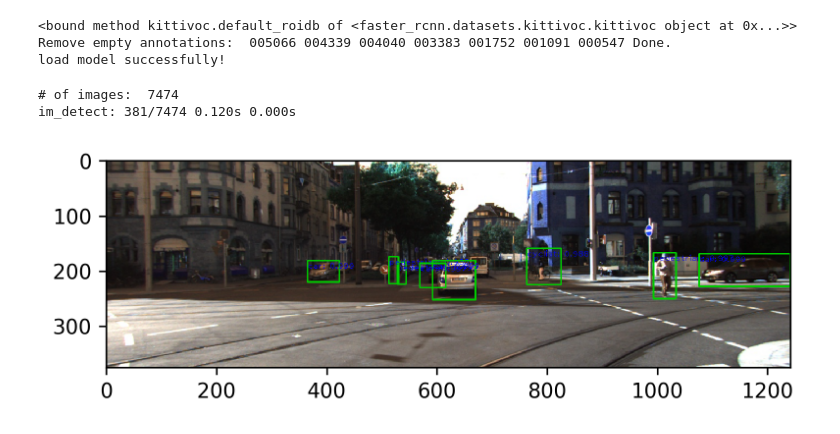
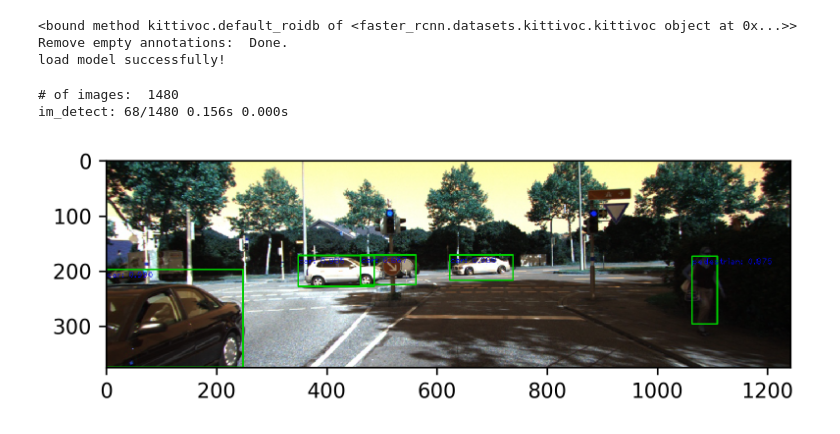
Before and after one commit to princeward/faster_rcnn_pytorch, a Jupyter notebook: test_kitti_notebook.ipynb, the cells around one changed output. Saved outputs shown, nothing was run; the diff lists cells and outputs as text; code cells hidden in the pictures.

Commit message:
split kittivoc into training and validation set by modifying ImageSets/Main/train.txt and val.txt. Now trains on training set and test on validation set

```diff
--- a/test_kitti_notebook.ipynb
+++ b/test_kitti_notebook.ipynb
@@ -23,11 +23,13 @@ mpl.rcParams['figure.dpi']= 300
 # hyper-parameters
 # ------------
 #imdb_name = 'voc_2007_test'
-imdb_name = 'kittivoc_train'
+#imdb_name = 'kittivoc_train'
+imdb_name = 'kittivoc_val'
+#imdb_name = 'kitti_train'
 cfg_file = 'experiments/cfgs/faster_rcnn_end2end.yml'
-trained_model = 'models/saved_model5/faster_rcnn_90000.h5'
+trained_model = 'models/saved_model5/faster_rcnn_10000.h5'
 
-rand_seed = 1024
+# rand_seed = 1024
 
 save_name = 'faster_rcnn_100000'
 max_per_image = 300
@@ -52,7 +54,7 @@ net.cuda()
 net.eval(); # set network to evaluation mode, which affects the behavior of batch norm, dropout, etc
 # %% [output]
 <bound method kittivoc.default_roidb of <faster_rcnn.datasets.kittivoc.kittivoc object at 0x...>>
-Remove empty annotations:  005066 004339 004040 003383 001752 001091 000547 Done.
+Remove empty annotations:  Done.
 load model successfully!
 # %%
 def vis_detections(im, class_name, dets, thresh=0.8):
@@ -109,9 +111,10 @@ def im_detect(net, image, disparity):
 max_per_image=300
 thresh=0.05
 # idx_image = 6 # the idx of the image that we want to test
-idx_image = np.random.randint(0, 7000, 1)[0]
+num_images = len(imdb.image_index)
+idx_image = np.random.randint(0, num_images, 1)[0]
 
-num_images = len(imdb.image_index)
+
 # all detections are collected into:
 #    all_boxes[cls][image] = N x 5 array of detections in
 #    (x1, y1, x2, y2, score)
@@ -155,33 +158,33 @@ for i in range(idx_image,idx_image+1):
         cls_boxes = boxes[inds, j * 4:(j + 1) * 4]
         cls_dets = np.hstack((cls_boxes, cls_scores[:, np.newaxis])) \
             .astype(np.float32, copy=False)
         keep = nms(cls_dets, cfg.TEST.NMS)
         cls_dets = cls_dets[keep, :]
         if vis:
             im2show = vis_detections(im2show, imdb.classes[j], cls_dets)
         all_boxes[j][i] = cls_dets
 
     # Limit to max_per_image detections *over all classes*
     _t['misc'].tic()
     if max_per_image > 0:
         image_scores = np.hstack([all_boxes[j][i][:, -1]
                                   for j in xrange(1, imdb.num_classes)])
         if len(image_scores) > max_per_image:
             image_thresh = np.sort(image_scores)[-max_per_image]
             for j in xrange(1, imdb.num_classes):
                 keep = np.where(all_boxes[j][i][:, -1] >= image_thresh)[0]
                 all_boxes[j][i] = all_boxes[j][i][keep, :]
     nms_time = _t['misc'].toc(average=False)
 
     print 'im_detect: {:d}/{:d} {:.3f}s {:.3f}s' \
         .format(i + 1, num_images, detect_time, nms_time)
 
     if vis:
         #cv2.imshow('test', im2show)
         #cv2.waitKey(0)
         plt.imshow(im2show)
         #pass
 # %% [output]
-# of images:  7474
-im_detect: 381/7474 0.120s 0.000s
+# of images:  1480
+im_detect: 68/1480 0.156s 0.000s
-[figure, old version]
+[figure, new version]
```
Also changed, not shown: 2 other files.
